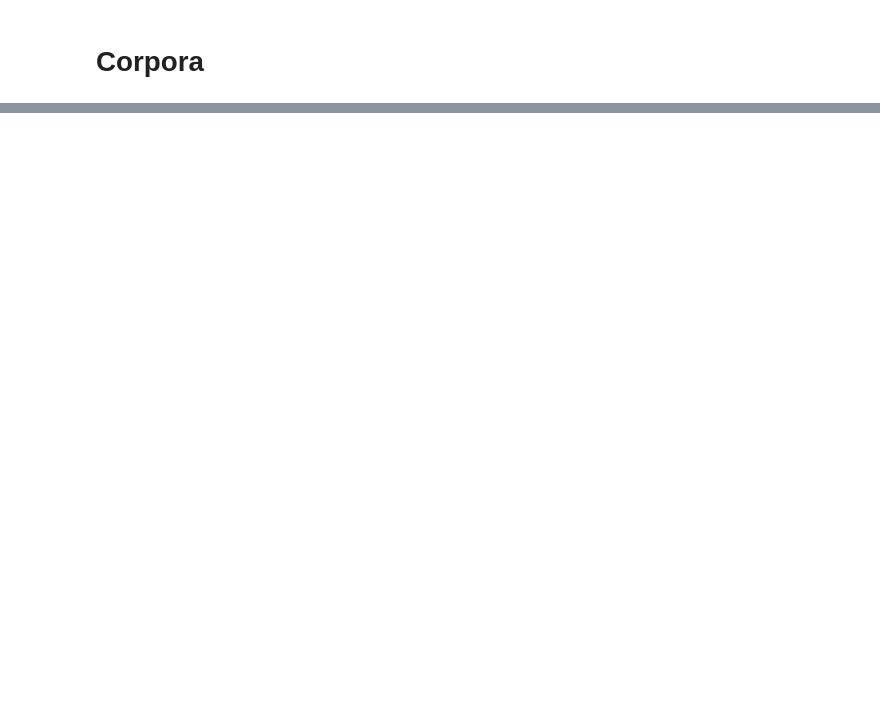
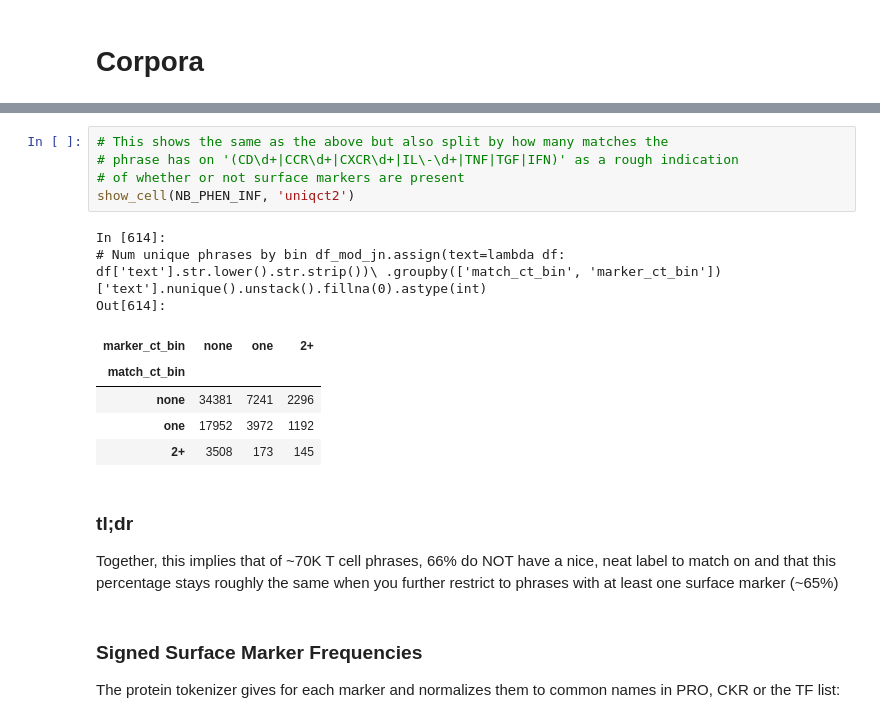
Before and after one commit to hammerlab/t-cell-relation-extraction, a Jupyter notebook: results/summary.ipynb, the cells around one changed output, grey strips where cells are left out. Drawn from its saved outputs; the diff is of its cells as text; blank space fills up the shorter version.

```diff
--- a/results/summary.ipynb
+++ b/results/summary.ipynb
@@ -139,0 +166,22 @@ Image(data=base64.b64decode(nb['cells'][5]['outputs'][0]['data']['image/png']))
+# %%
+# This shows the same as the above but also split by how many matches the
+# phrase has on '(CD\d+|CCR\d+|CXCR\d+|IL\-\d+|TNF|TGF|IFN)' as a rough indication
+# of whether or not surface markers are present
+show_cell(NB_PHEN_INF, 'uniqct2')
+# %% [output]
+In [614]:
+# Num unique phrases by bin df_mod_jn.assign(text=lambda df: df['text'].str.lower().str.strip())\ .groupby(['match_ct_bin', 'marker_ct_bin'])['text'].nunique().unstack().fillna(0).astype(int)
+Out[614]:
+| marker_ct_bin | none | one | 2+ |
+| match_ct_bin |  |  |  |
+| none | 34381 | 7241 | 2296 |
+| one | 17952 | 3972 | 1192 |
+| 2+ | 3508 | 173 | 145 |
+# %% [markdown]
+### tl;dr
+
+Together, this implies that of ~70K T cell phrases, 66% do NOT have a nice, neat label to match on and that this percentage stays roughly the same when you further restrict to phrases with at least one surface marker (~65%)
+# %% [markdown]
+### Signed Surface Marker Frequencies
+
+The protein tokenizer gives for each marker and normalizes them to common names in PRO, CKR or the TF list:
```
Also changed, not shown: parts of 70 cells of this notebook, 19 other files.
